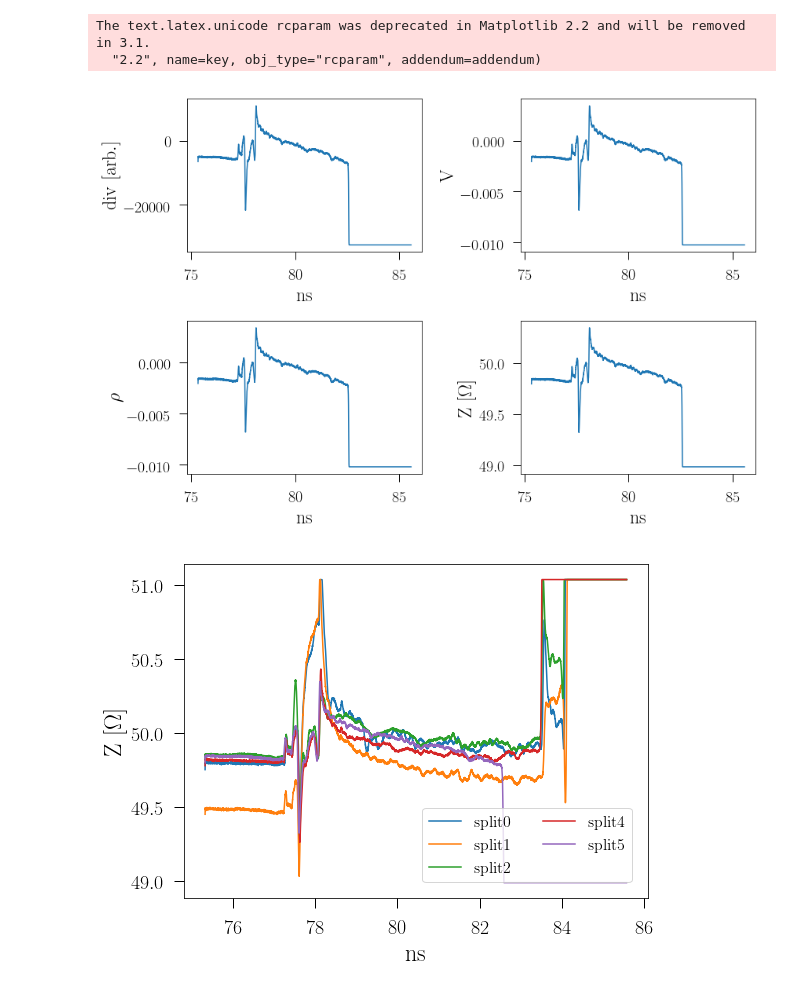
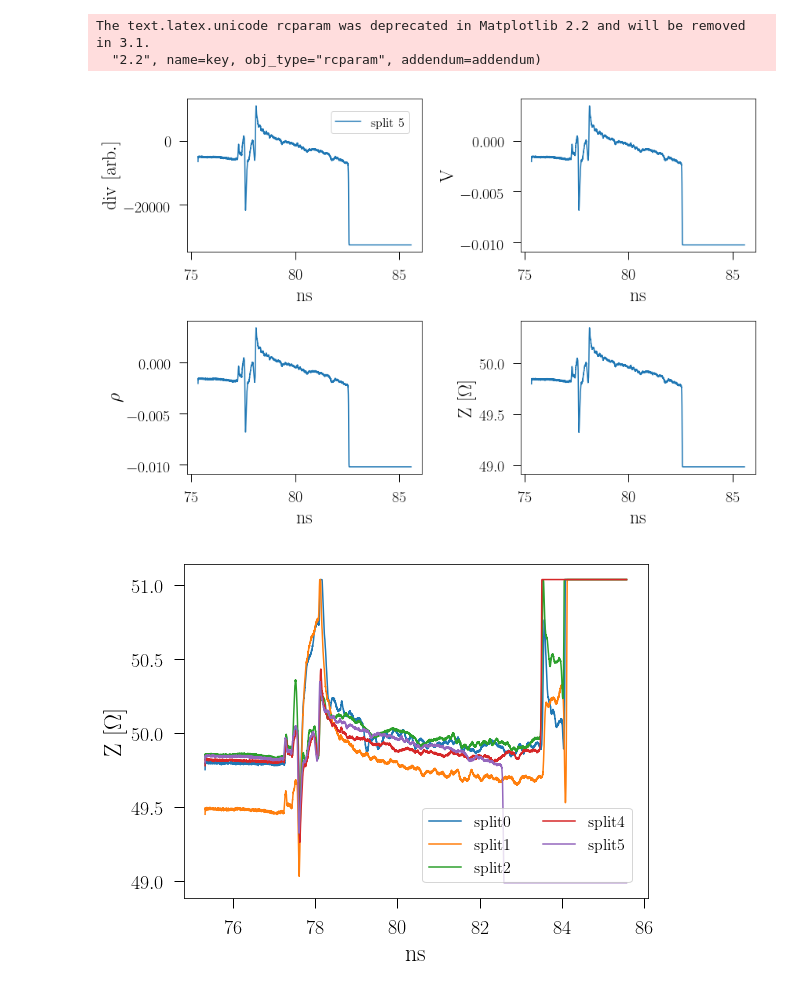
Before and after one commit to kaiwen-zheng131/scratch, a Jupyter notebook: 20190409_flex_tests_start.ipynb, the cells around one changed output. Saved outputs shown, nothing was run; the diff lists cells and outputs as text; code cells hidden in the pictures.

```diff
--- a/20190409_flex_tests_start.ipynb
+++ b/20190409_flex_tests_start.ipynb
@@ -50,27 +50,28 @@ div_max = np.max(split)
 # %%
 fig, axs = plt.subplots(2, 2, figsize = (12,8))
 
-axs[0, 0].plot(t_sec*1e9, split)
+axs[0, 0].plot(t_sec*1e9, split, label = '$\mathrm{split\ 5}$')
 axs[0, 0].set_xlabel('$\mathrm{ns}$')
 axs[0, 0].set_ylabel('$\mathrm{div\ [arb.]}$')
+axs[0, 0].legend()
 
 y_volts = split*ymult
 axs[0, 1].plot(t_sec*1e9, y_volts)
 axs[0, 1].set_xlabel('$\mathrm{ns}$')
 axs[0, 1].set_ylabel('$\mathrm{V}$')
 
 rho = y_volts/v_max #including yoffset doesn't make sense
 axs[1, 0].plot(t_sec*1e9, rho)
 axs[1, 0].set_xlabel('$\mathrm{ns}$')
 axs[1, 0].set_ylabel('$\mathrm{\\rho}$')
 
 z_ohms = 50*((1+rho)/(1-rho))
 axs[1, 1].plot(t_sec*1e9, z_ohms)
 axs[1, 1].set_xlabel('$\mathrm{ns}$')
 axs[1, 1].set_ylabel('$\mathrm{Z\ [\\Omega]}$')
 fig.tight_layout()
 # %% [output]
-[figure, old version]
+[figure, new version]
 # %%
 files = np.array(glob.glob('/Users/Heather/Documents/RF_flexi_launch/tdr_04_02/tdr_04_02/*cold*.npy'))
 # %%
```
Also changed, not shown: parts of 2 cells of this notebook.
